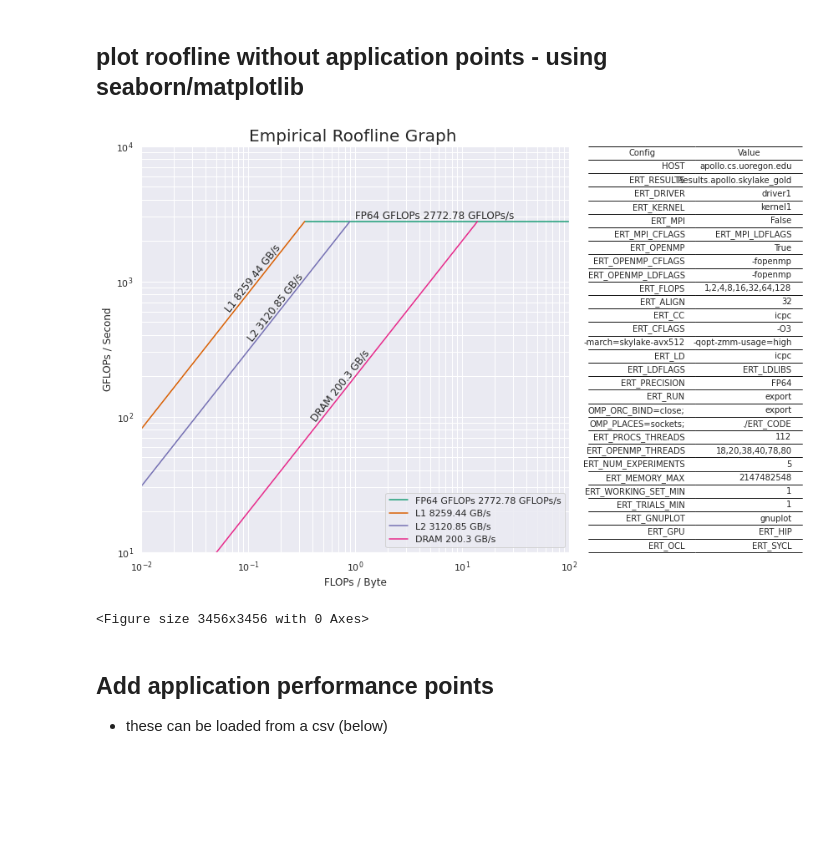
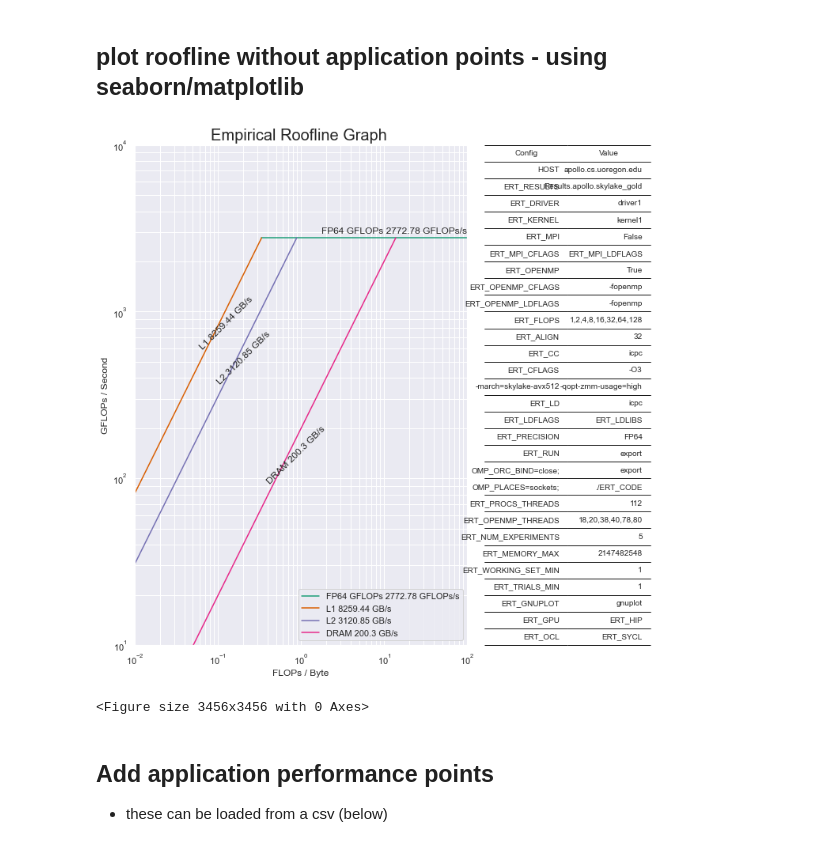
Before and after one commit to HPCL/roofline_python, a Jupyter notebook: roofline_python.ipynb, the cells around one changed output. Cells and saved outputs as stored; diff of their text form; code cells hidden in the pictures; blank space fills up the shorter version.

Commit message:
some updates, moved flops label to the right, but angle not fixed yet

```diff
--- a/roofline_python.ipynb
+++ b/roofline_python.ipynb
@@ -17,10 +17,10 @@ import plotly.graph_objects as go
 # %%
 # GOOGLE COLAB
 # Load the json file
-from google.colab import files
-uploaded = files.upload()
+#from google.colab import files
+#uploaded = files.upload()
 
 # Load
-filename = "roofline.json"
-data = json.loads(uploaded[filename].decode("utf-8"))
-data
+#filename = "roofline.json"
+#data = json.loads(uploaded[filename].decode("utf-8"))
+#data
@@ -47,5 +27,7 @@ Saving roofline.json to roofline.json
 # %%
 # JUPYTER NOTEBOOK
-# filename = "roofline.json"
-# data = json.loads(filename)
-# data
+#filename = "roofline_a64_DP.json"
+filename = "roofline.json"
+with open(filename) as file:
+    data = json.load(file)
+data
@@ -289,51 +288,51 @@ alpha = 1.065
 fig, (ax,ax2) = plt.subplots(1, 2, gridspec_kw={'width_ratios': [2, 1]})
 plt.figure(figsize=(48,48))
 title = "Empirical Roofline Graph "
-#sns.set(rc={'figure.figsize':(12,8)})
+sns.set(rc={'figure.figsize':(12,8)})
 palette = sns.color_palette( "Dark2", int(len(g_df)/2))
 
 # plot the lines and peak flop label
 #ax = fig.add_subplot(121)
 sns.lineplot(data=g_df, x="x", y="y", hue="label",palette=palette, ax=ax)
 ax.set(xlabel='FLOPs / Byte', ylabel='GFLOPs / Second')
 ax.set(xscale="log", yscale="log", xlim=(xmin, xmax), ylim=(ymin,ymax))
 font_size=10
 
 # plot the line label(s)
-ax.text(x0gbytes, y0gbytes*alpha, g_df['label'][0], size='medium')
+ax.text(xmax, y0gbytes*alpha, g_df['label'][0], size='medium', ha="right")
 for index in range(len(gbytes_df.name.unique())):
-  mem = gbytes_df['name'][index]
-  (xmax, slope) = max([(gbytes_df['x'][i],gbytes_df['slope'][i]) for i in range(len(gbytes_df['x'])) if gbytes_df['name'][i]==mem])
-  xmid = math.sqrt(xmin * xmax)
-  ymid = slope * xmid
-  y0gbytes = ymid
-  x0gbytes = y0gbytes/slope
-  alpha = 1.25
-  angle = math.degrees(math.atan(slope))/2
-  ax.text(x0gbytes, y0gbytes*alpha, gbytes_df['label'][index], size='medium', rotation=52)
+    mem = gbytes_df['name'][index]
+    (xmax, slope) = max([(gbytes_df['x'][i],gbytes_df['slope'][i]) for i in range(len(gbytes_df['x'])) if gbytes_df['name'][i]==mem])
+    xmid = math.sqrt(xmin * xmax)
+    ymid = slope * xmid
+    y0gbytes = ymid
+    x0gbytes = y0gbytes/slope
+    alpha = 1.25
+    angle = math.degrees(math.atan(slope))/2
+    ax.text(x0gbytes, y0gbytes*alpha, gbytes_df['label'][index], size='medium', rotation=angle)
 
 # add table of configs
-#bbox=[0, 0, 1, 1]
+bbox=[0, 0, 1, 1]
 ax2.axis('off')
 ax2.axis('tight')
 mpl_table = ax2.table(cellText = metadata_df.values, bbox=bbox, colLabels=metadata_df.columns, edges='horizontal')
 mpl_table.auto_set_font_size(False)
 mpl_table.set_fontsize(font_size)
 
 # add grid lines, title, legend
 ax.grid(b=True, which='both')
 ax.set_title(title, fontsize=20)
 ax.legend(loc='lower right')
 #sns.set(font_scale=2.5)
 
 fig.tight_layout();
 
 # save if desired
 ax.figure.savefig("roofline.svg");
 
 plt.show();
 # %% [output]
-[figure, old version]
+[figure, new version]
 <Figure size 3456x3456 with 0 Axes>
 # %% [markdown]
 ## Add application performance points
```
Also changed, not shown: parts of 7 cells of this notebook, 1 other file.
